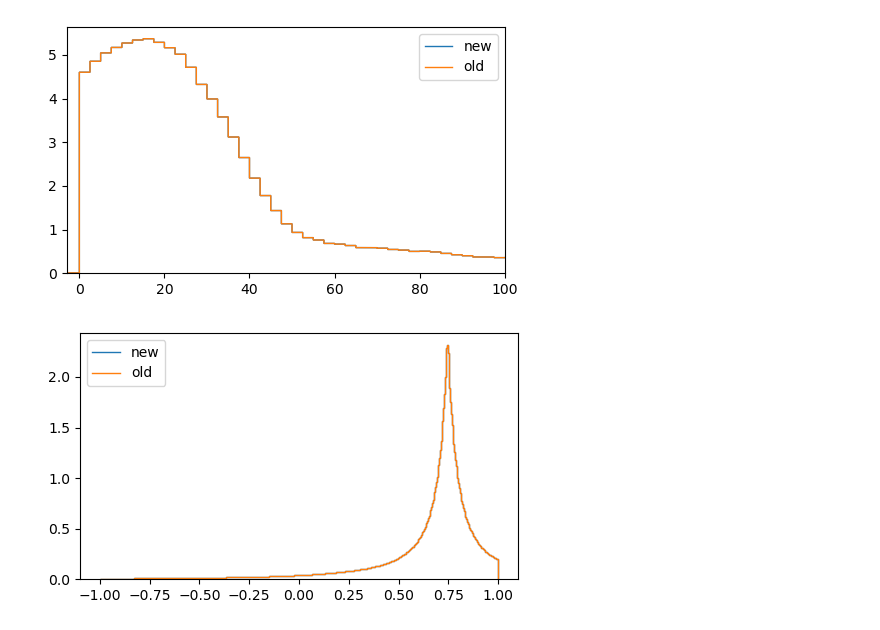
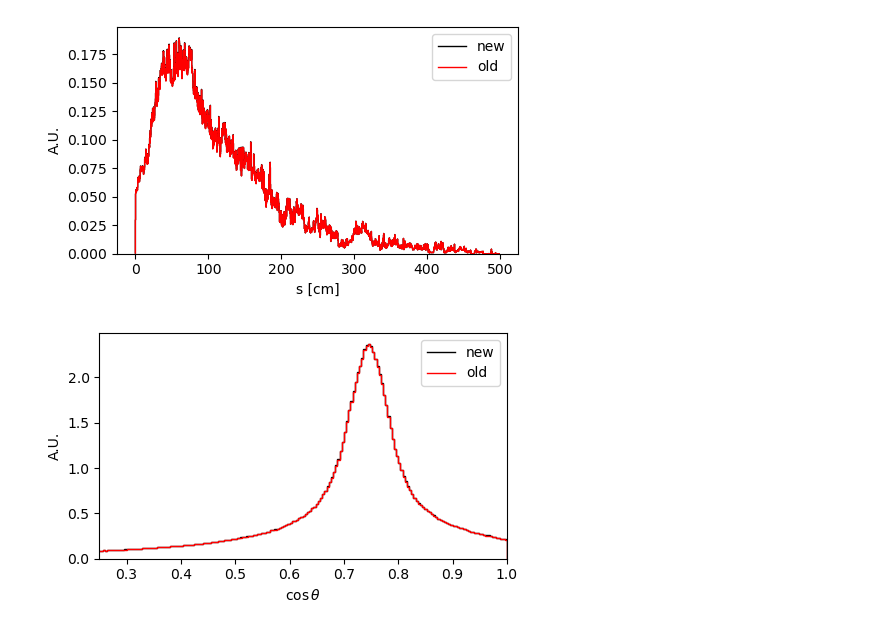
Before and after one commit to lolorestrepo/WCSimFQTuningTools, a Jupyter notebook: CProfiles/Analysis/merging.ipynb, the cells around one changed output. Saved outputs shown, nothing was run; the diff lists cells and outputs as text; code cells hidden in the pictures.

```diff
--- a/CProfiles/Analysis/merging.ipynb
+++ b/CProfiles/Analysis/merging.ipynb
@@ -10,16 +6,19 @@ Welcome to JupyROOT 6.24/09
 # %%
 # o stands for "old"
-ofname = "../TuningFile/11_tr.root"
-fname  = "../TuningFile/cprofiles_merged.root"
+ofname = os.path.expandvars("$HOME/Software/WCSimFQTuningTools/CProfiles/old_tools/11_wt.root")
+fname  = os.path.expandvars("$HOME/Software/WCSimFQTuningTools/CProfiles/cprofiles_merged.root")
 
 of = uproot.open(ofname)
 f  = uproot.open(fname)
 # %%
-energy = 120.0
+energy = 1000.0
 
 oh, othbins, osbins = of[f"g_11_{int(energy)}"].to_numpy()
 h ,  thbins, sbins  =  f[f"g_{energy}"]        .to_numpy()
 
+osbins *= 1/10
+sbins  *= 1/10
+
 np.testing.assert_allclose(othbins, thbins)
 np.testing.assert_allclose( osbins, sbins)
-np.testing.assert_allclose( oh, h)
+#np.testing.assert_allclose( oh, h)
@@ -26,24 +47,27 @@ np.testing.assert_allclose( oh, h)
 # %%
 # s projections
 plt.figure(figsize=[5, 3])
 
-plt.stairs( h.sum(axis=0),  sbins, label="new")
-plt.stairs(oh.sum(axis=0), osbins, label="old")
+plt.stairs( h.sum(axis=0),  sbins, label="new", color="k")
+plt.stairs(oh.sum(axis=0), osbins, label="old", color="r")
 
-plt.xlim([-3, 100])
+plt.xlabel("s [cm]")
+plt.ylabel("A.U.")
 plt.legend()
 plt.tight_layout()
 # %% [output]
-[figure, old version]
+[figure, new version]
 # %%
 # th projections
 plt.figure(figsize=[5, 3])
 
-plt.stairs( h.sum(axis=1),  thbins, label="new")
-plt.stairs(oh.sum(axis=1), othbins, label="old")
+plt.stairs( h.sum(axis=1),  thbins, label="new", color="k")
+plt.stairs(oh.sum(axis=1), othbins, label="old", color="r")
 
-
+plt.xlabel(r"$\cos \theta$")
+plt.ylabel("A.U.")
+plt.xlim([0.25, 1])
 plt.legend()
 plt.tight_layout()
 # %% [output]
-[figure, old version]
+[figure, new version]
```
Also changed, not shown: parts of 2 cells of this notebook, 8 other files.
